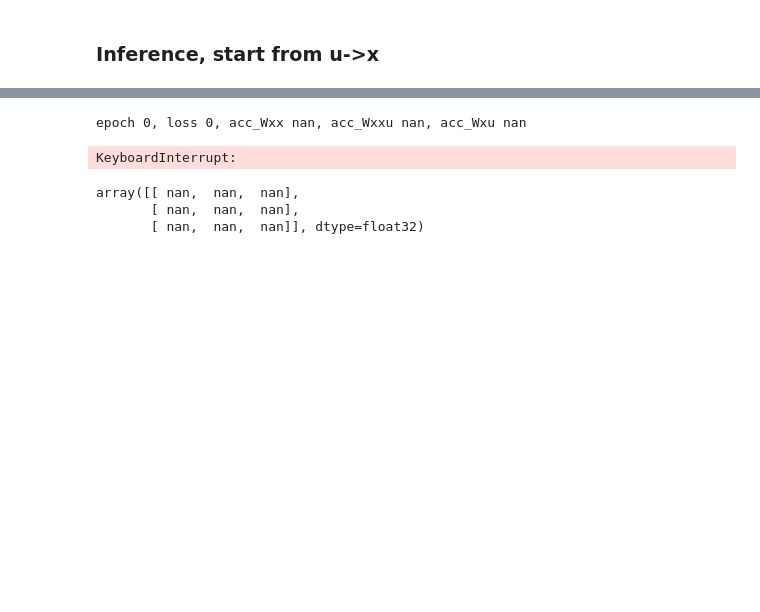
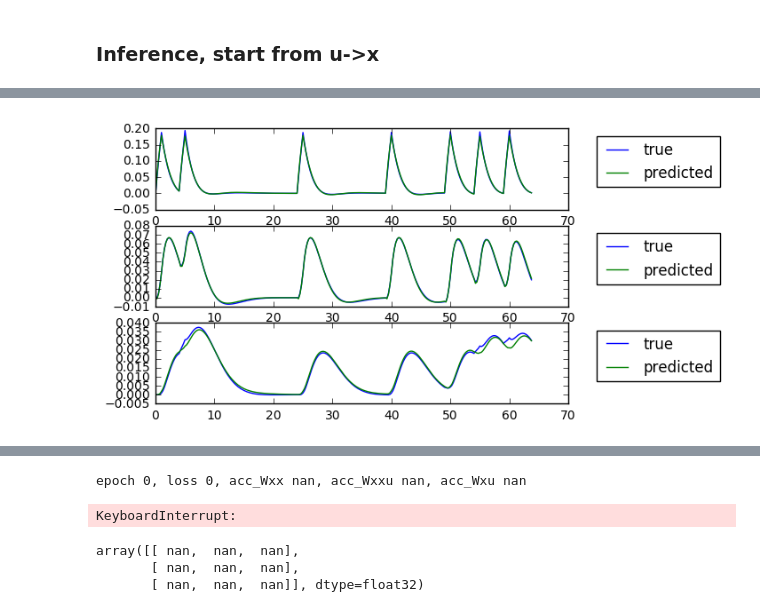
Before and after one commit to YuanWangOnward/DCM_RNN, a Jupyter notebook: build_DCM_RNN.ipynb, the cells around one changed output, grey strips where cells are left out. Saved outputs shown, nothing was run; the diff lists cells and outputs as text; code cells hidden in the pictures; blank space fills up the shorter version.

```diff
--- a/build_DCM_RNN.ipynb
+++ b/build_DCM_RNN.ipynb
@@ -268,0 +151,2 @@ theta0
+# %%
+tmp=util.show_all_variable_value(dr,isess,visFlag=True)
@@ -305,0 +299,15 @@ for n in range(m.n_region):
+# %%
+# run forward pass
+x_predicted=util.forward_pass_x(dr,dh,isess)
+h_predicted=util.forward_pass_h(dr,dh,isess)
+y_predicted=util.forward_pass_y(dr,dh,isess)
+# %%
+# visulize pridicted x_state and true x_state (before training)
+n_monitor=256
+for n in range(m.n_region):
+    plt.subplot(3,1,n+1)
+    plt.plot(np.arange(n_monitor)*m.t_delta,x[n,0,:n_monitor].transpose(),label='true')
+    plt.plot(np.arange(n_monitor)*m.t_delta,x_predicted[n,0:n_monitor].transpose(),label='predicted')
+    plt.legend(bbox_to_anchor=(1.05, 1), loc=2)
+# %% [output]
+[figure, added]
```
Also changed, not shown: parts of 34 cells of this notebook, 6 other files.
